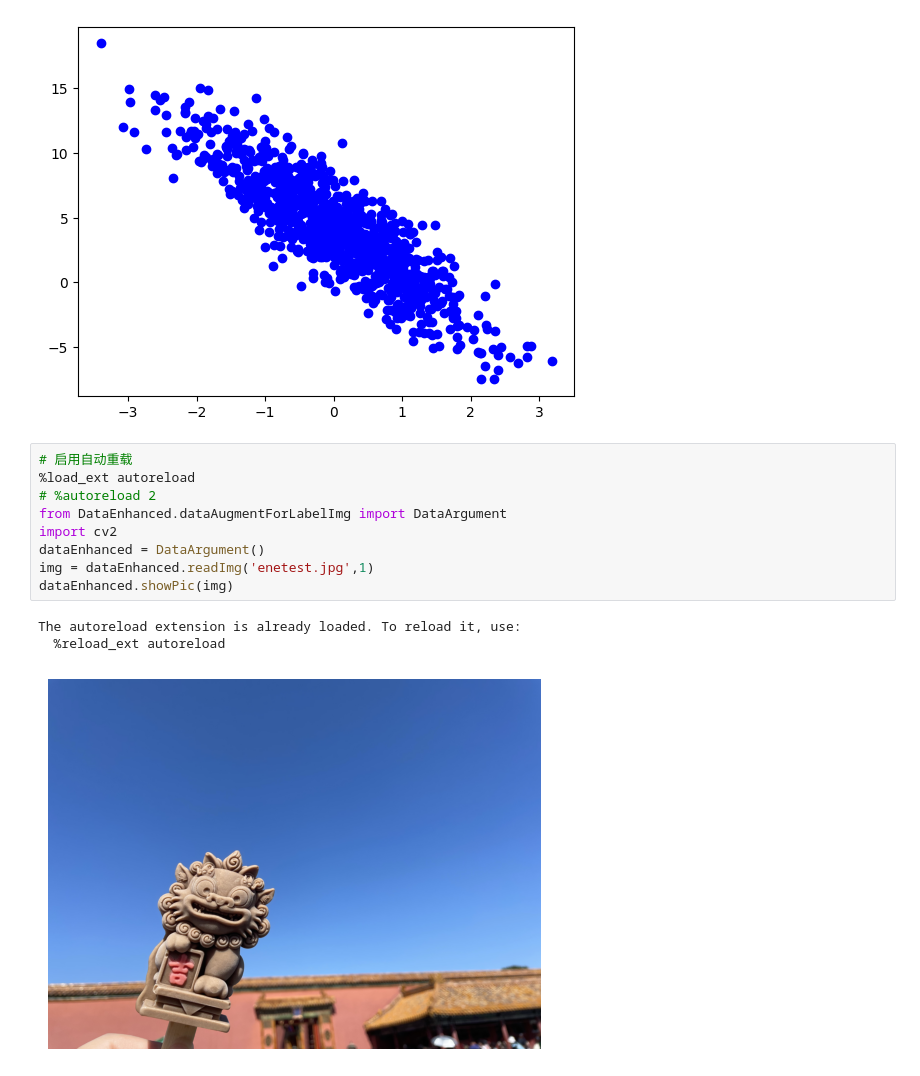
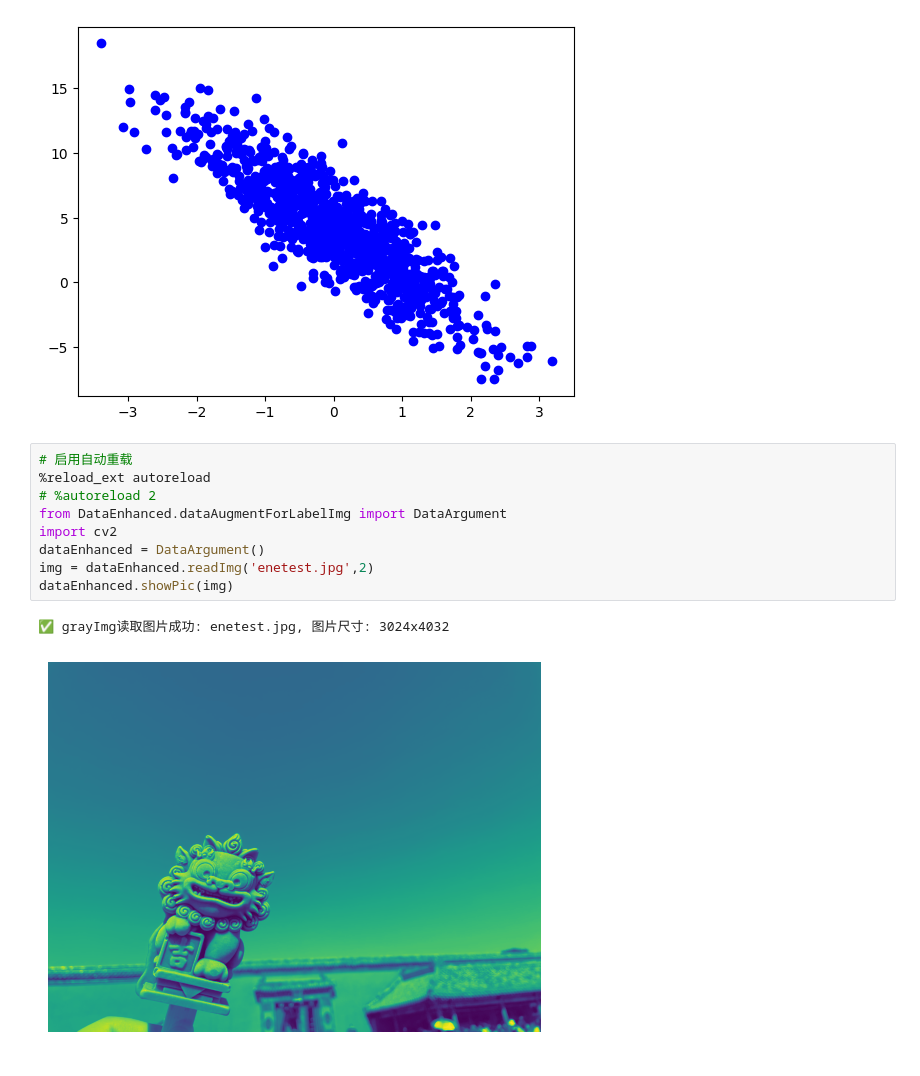
Before and after one commit to chaoren1358/PytorchTest, a Jupyter notebook: Chapter1/Chapter1.ipynb, the cells around one changed output. Saved outputs shown, nothing was run; the diff lists cells and outputs as text.

```diff
--- a/Chapter1/Chapter1.ipynb
+++ b/Chapter1/Chapter1.ipynb
@@ -166,14 +166,13 @@ plt.show()
 [figure]
 # %%
 # 启用自动重载
-%load_ext autoreload
+%reload_ext autoreload
 # %autoreload 2
 from DataEnhanced.dataAugmentForLabelImg import DataArgument
 import cv2
 dataEnhanced = DataArgument()
-img = dataEnhanced.readImg('enetest.jpg',1)
+img = dataEnhanced.readImg('enetest.jpg',2)
 dataEnhanced.showPic(img)
 # %% [output]
-The autoreload extension is already loaded. To reload it, use:
-  %reload_ext autoreload
+✅ grayImg读取图片成功: enetest.jpg, 图片尺寸: 3024x4032
-[figure, old version]
+[figure, new version]
```
Also changed, not shown: 1 other file.
